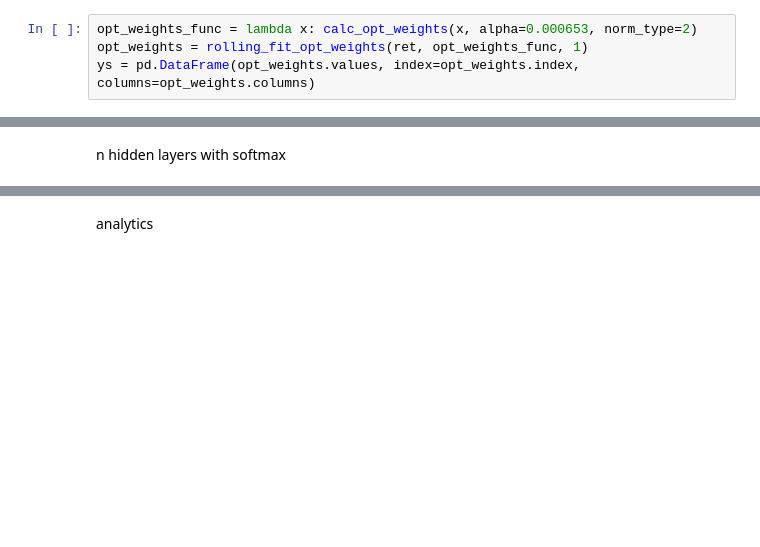
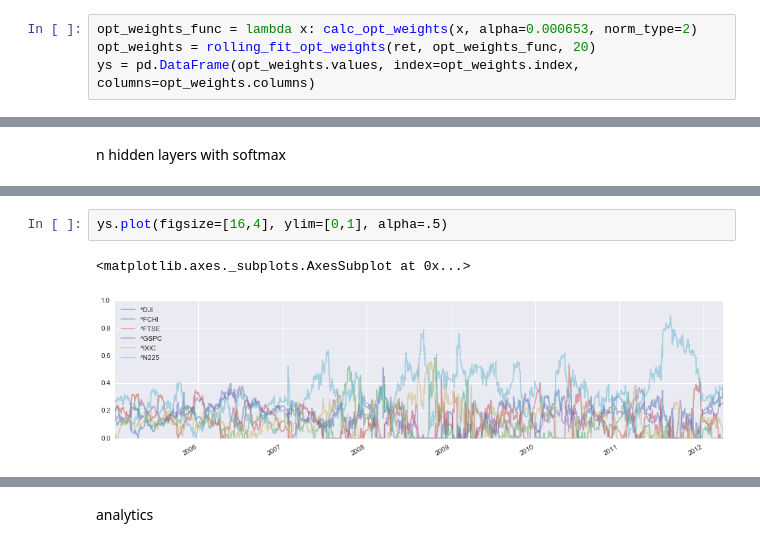
Before and after one commit to rhouck/nn_port, a Jupyter notebook: train model.ipynb, the cells around one changed output, grey strips where cells are left out. Cells and saved outputs as stored; diff of their text form; blank space fills up the shorter version.

```diff
--- a/train model.ipynb
+++ b/train model.ipynb
@@ -49,6 +45,6 @@ find optimal target regression parameters
 prep model inputs
 # %%
 opt_weights_func = lambda x: calc_opt_weights(x, alpha=0.000653, norm_type=2)
-opt_weights = rolling_fit_opt_weights(ret, opt_weights_func, 1)
+opt_weights = rolling_fit_opt_weights(ret, opt_weights_func, 20)
 ys = pd.DataFrame(opt_weights.values, index=opt_weights.index, columns=opt_weights.columns)
 # %%
@@ -138,0 +132,5 @@ cross entropy:  2.132417202
+# %%
+ys.plot(figsize=[16,4], ylim=[0,1], alpha=.5)
+# %% [output]
+<matplotlib.axes._subplots.AxesSubplot at 0x...>
+[figure, added]
```
Also changed, not shown: parts of 16 cells of this notebook, 5 other files.
